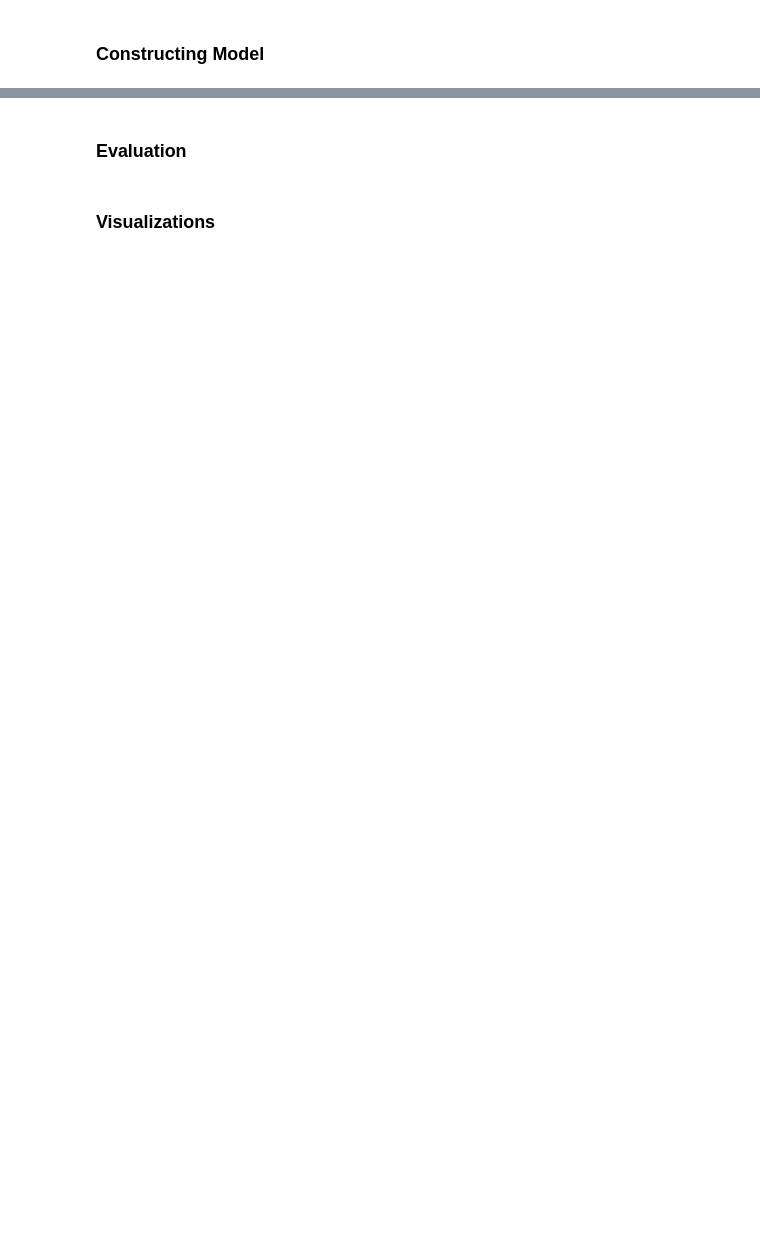
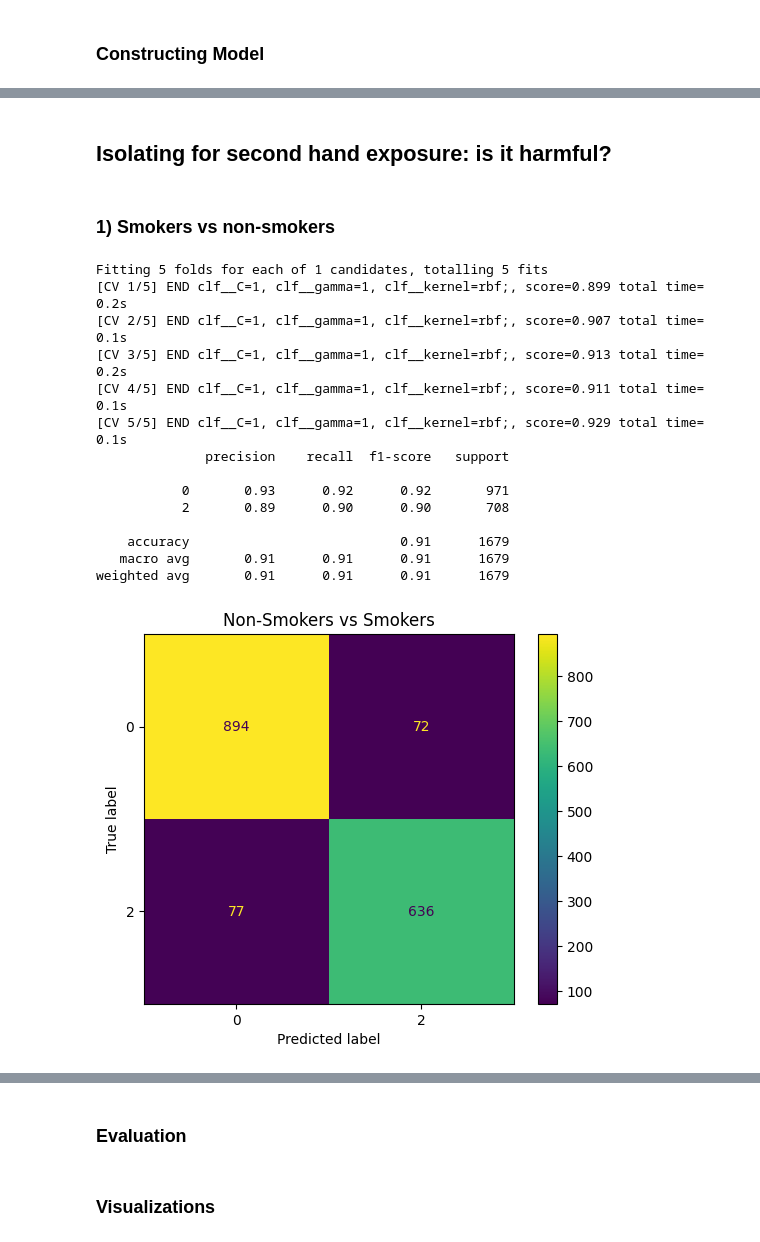
Before and after one commit to petepritch/STATS-503-Project, a Jupyter notebook: workspace/omar.ipynb, the cells around one changed output, grey strips where cells are left out. Cells and saved outputs as stored; diff of their text form; code cells hidden in the pictures; blank space fills up the shorter version.

```diff
--- a/workspace/omar.ipynb
+++ b/workspace/omar.ipynb
@@ -518,0 +529,47 @@ GridSearchCV(cv=5,
+# %% [markdown]
+## Isolating for second hand exposure: is it harmful?
+# %% [markdown]
+### 1) Smokers vs non-smokers
+# %%
+no_smokers = nhanes_log__cc[nhanes_log__cc['SMOKE'] != 1]
+
+X_train, X_test, y_train, y_test = train_test_split(no_smokers.drop(['SMOKE'], axis = 1), no_smokers['SMOKE'])
+
+pipe = Pipeline(steps = [('scale',StandardScaler()), ('clf', SVC(kernel= 'linear', class_weight=None))])
+
+grid = GridSearchCV(pipe, param_grid= {
+                     'clf__kernel':['rbf'],
+                     'clf__C':[1,],
+                     'clf__gamma':[ 1]
+
+                     },
+                    cv=5,
+                    verbose = 3
+                    )
+
+pipe.fit(X_train[:200], y_train[:200])
+pipe.score(X_test, y_test)
+grid.fit(X_train, y_train)
+svm_mod = grid.best_estimator_
+print(classification_report(svm_mod.predict(X_test), y_test))
+disp = ConfusionMatrixDisplay(confusion_matrix(y_test, svm_mod.predict(X_test), labels=svm_mod.classes_),
+                              display_labels=svm_mod.classes_)
+disp.plot()
+plt.title('Non-Smokers vs Smokers')
+plt.show()
+# %% [output]
+Fitting 5 folds for each of 1 candidates, totalling 5 fits
+[CV 1/5] END clf__C=1, clf__gamma=1, clf__kernel=rbf;, score=0.899 total time=   0.2s
+[CV 2/5] END clf__C=1, clf__gamma=1, clf__kernel=rbf;, score=0.907 total time=   0.1s
+[CV 3/5] END clf__C=1, clf__gamma=1, clf__kernel=rbf;, score=0.913 total time=   0.2s
+[CV 4/5] END clf__C=1, clf__gamma=1, clf__kernel=rbf;, score=0.911 total time=   0.1s
+[CV 5/5] END clf__C=1, clf__gamma=1, clf__kernel=rbf;, score=0.929 total time=   0.1s
+              precision    recall  f1-score   support
+
+           0       0.93      0.92      0.92       971
+           2       0.89      0.90      0.90       708
+
+    accuracy                           0.91      1679
+   macro avg       0.91      0.91      0.91      1679
+weighted avg       0.91      0.91      0.91      1679
+[figure, added]
```
Also changed, not shown: parts of 14 cells of this notebook.
